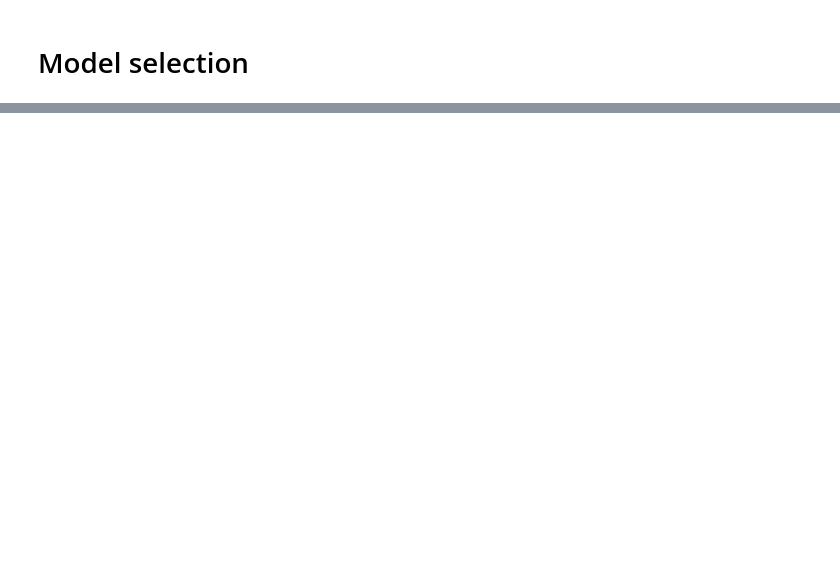
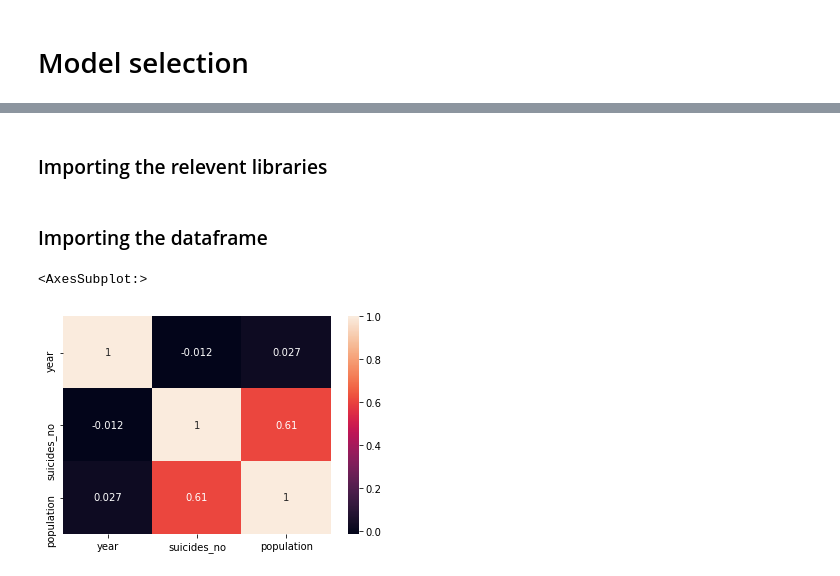
Before and after one commit to daasdemha/Sucide_prediction, a Jupyter notebook: Model_Selection.ipynb, the cells around one changed output, grey strips where cells are left out. Cells and saved outputs as stored; diff of their text form; code cells hidden in the pictures; blank space fills up the shorter version.

```diff
--- a/Model_Selection.ipynb
+++ b/Model_Selection.ipynb
@@ -28,0 +51,2 @@ from sklearn.model_selection import GridSearchCV  # helps select the best hyper
+# %% [markdown]
+### Importing the relevent libraries
@@ -28,0 +67,10 @@ from sklearn.model_selection import GridSearchCV  # helps select the best hyper
+# %% [markdown]
+### Importing the dataframe
+# %%
+sucidedataframe = pd.read_csv("who_suicide_statistics.csv")  # opens csv files and assighns them to a variable.
+# %%
+matrix = sucidedataframe.corr().round(26)
+sns.heatmap(data=matrix,annot=True)
+# %% [output]
+<AxesSubplot:>
+[figure, added]
```
Also changed, not shown: parts of 27 cells of this notebook, 1 other file.
